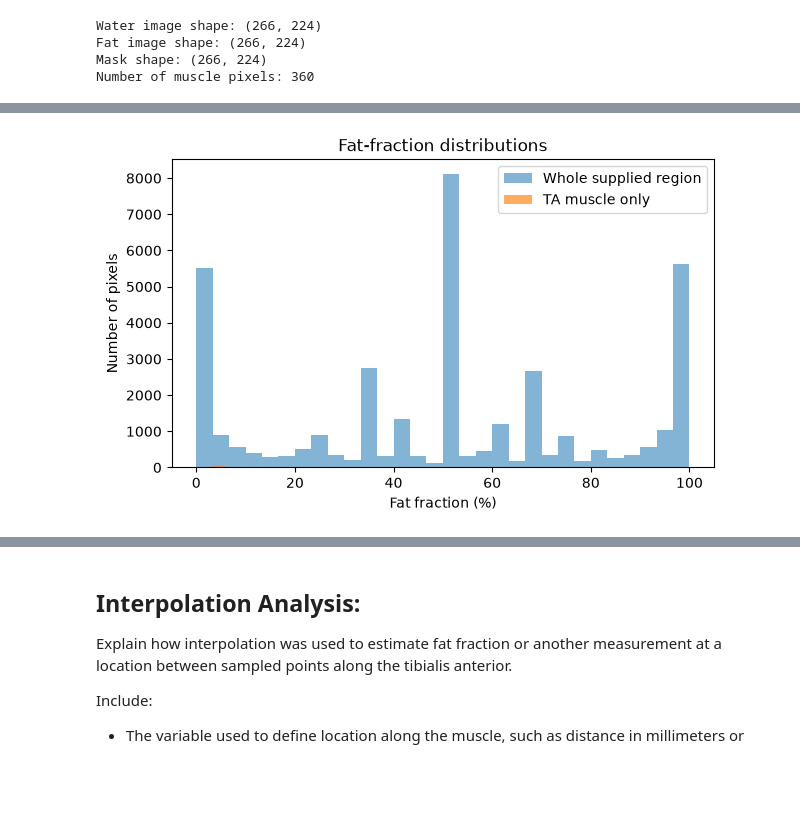
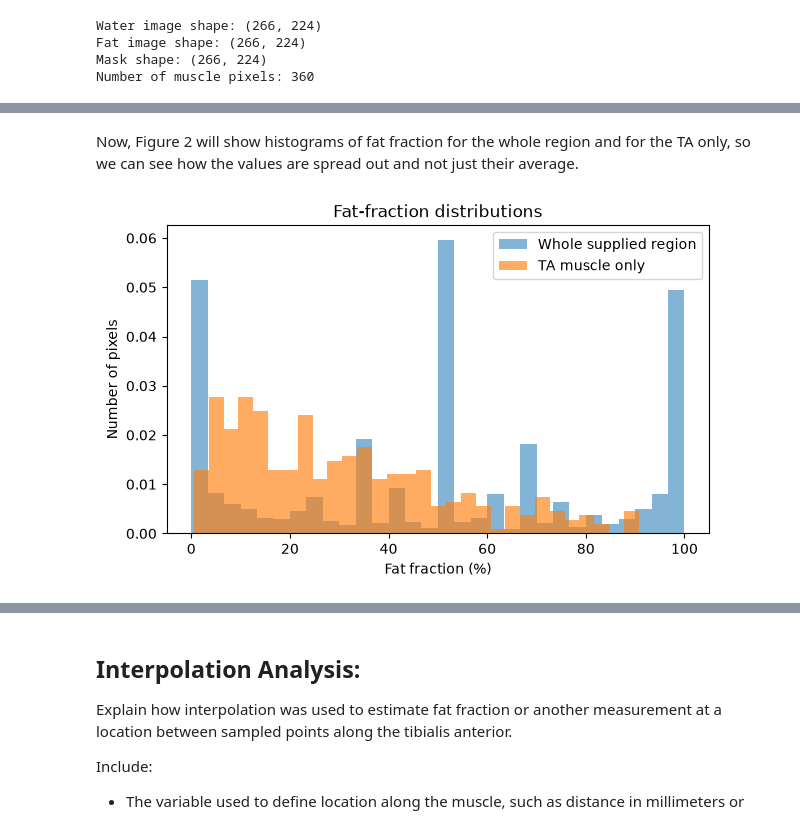
Before and after one commit to artyrchuk/BME_2315_Module2, a Jupyter notebook: FSHD_Module2_Project_Template.ipynb, the cells around one changed output, grey strips where cells are left out. Drawn from its saved outputs; the diff is of its cells as text; code cells hidden in the pictures; blank space fills up the shorter version.

```diff
--- a/FSHD_Module2_Project_Template.ipynb
+++ b/FSHD_Module2_Project_Template.ipynb
@@ -193,11 +166,13 @@ plt.show()
+# %% [markdown]
+Now, Figure 2 will show histograms of fat fraction for the whole region and for the TA only, so we can see how the values are spread out and not just their average.
 # %%
 plt.figure(figsize=(7, 4))
-plt.hist(whole_image_values, bins=30, alpha=0.55, label="Whole supplied region")
-plt.hist(muscle_values, bins=30, alpha=0.65, label="TA muscle only")
+plt.hist(whole_image_values, bins=30, alpha=0.55, label="Whole supplied region", density=True)
+plt.hist(muscle_values, bins=30, alpha=0.65, label="TA muscle only", density=True)
 plt.xlabel("Fat fraction (%)")
 plt.ylabel("Number of pixels")
 plt.title("Fat-fraction distributions")
 plt.legend()
 plt.show()
 # %% [output]
-[figure, old version]
+[figure, new version]
```
Also changed, not shown: parts of 19 cells of this notebook.
